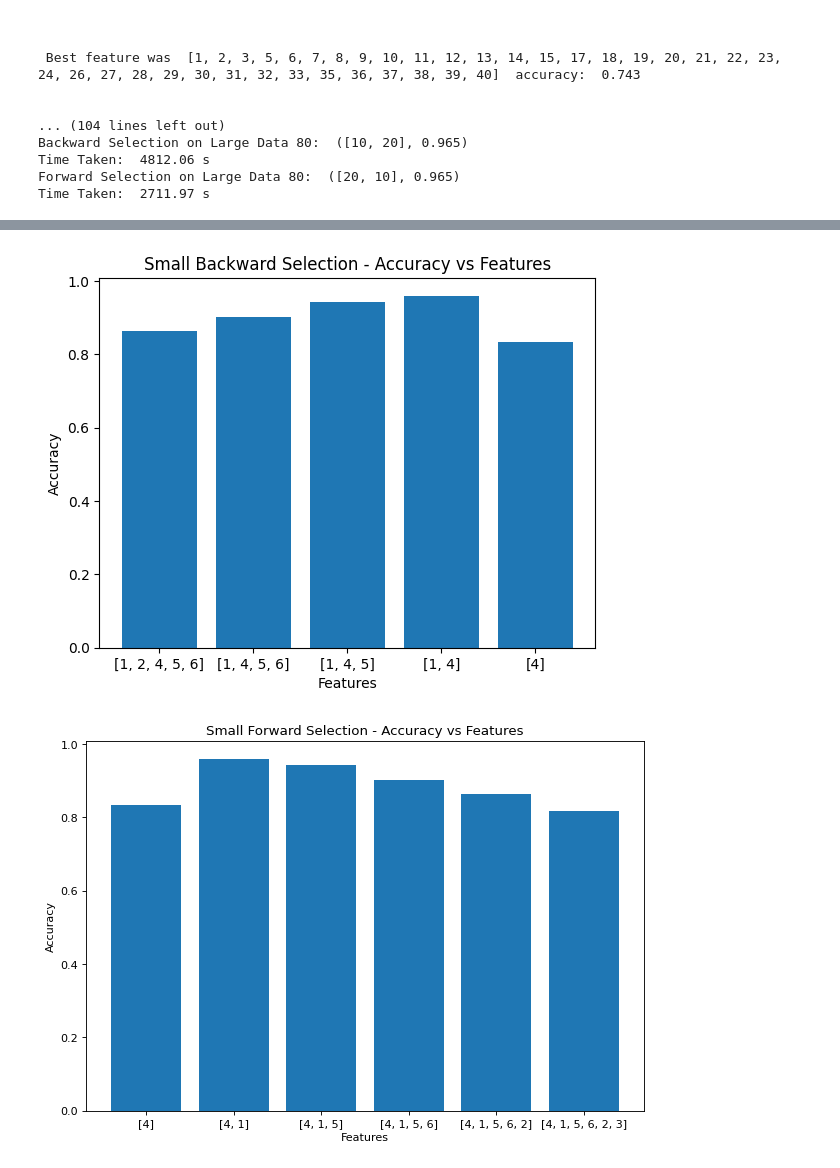
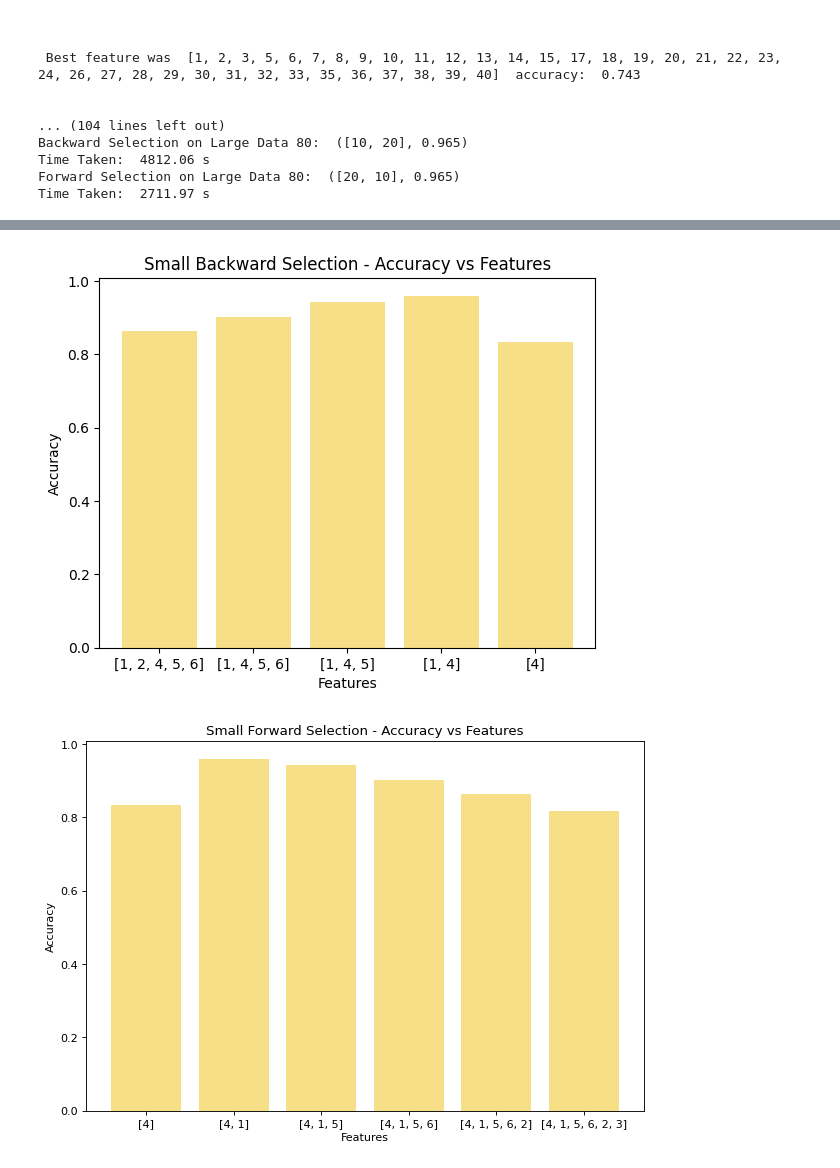
Before and after one commit to Quidifer/NearestNeighborSearch, a Jupyter notebook: main.ipynb, the cells around one changed output, grey strips where cells are left out. Drawn from its saved outputs; the diff is of its cells as text; code cells hidden in the pictures.

Commit message:
better graphs

```diff
--- a/main.ipynb
+++ b/main.ipynb
@@ -422,27 +430,27 @@ features = []
 for set in small_backward_data[3]:
     features.append(str(set))
 
-plt.bar(features, small_backward_data[2])
+plt.bar(features, small_backward_data[2], color='#f7df88')
 plt.xlabel('Features')
 plt.ylabel('Accuracy')
 plt.title('Small Backward Selection - Accuracy vs Features')
 plt.show()
 # %% [output]
-[figure, old version]
+[figure, new version]
 # %%
 #analysis of small dataset forward
 from matplotlib.pyplot import figure
 
 figure(figsize=(9, 6), dpi=80)
 features.clear()
 
 for set in small_forward_data[3]:
     features.append(str(set))
 
-plt.bar(features, small_forward_data[2])
+plt.bar(features, small_forward_data[2], color='#f7df88')
 plt.xlabel('Features')
 plt.ylabel('Accuracy')
 plt.title('Small Forward Selection - Accuracy vs Features')
 plt.show()
 # %% [output]
-[figure, old version]
+[figure, new version]
```
Also changed, not shown: parts of 2 cells of this notebook.
